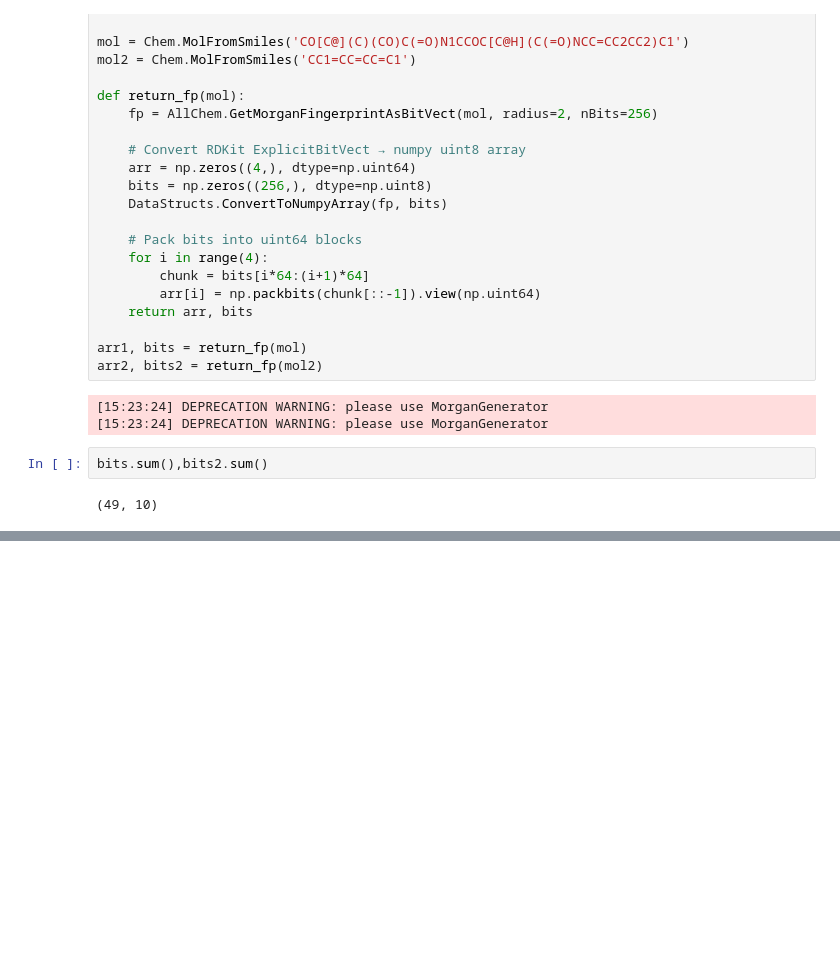
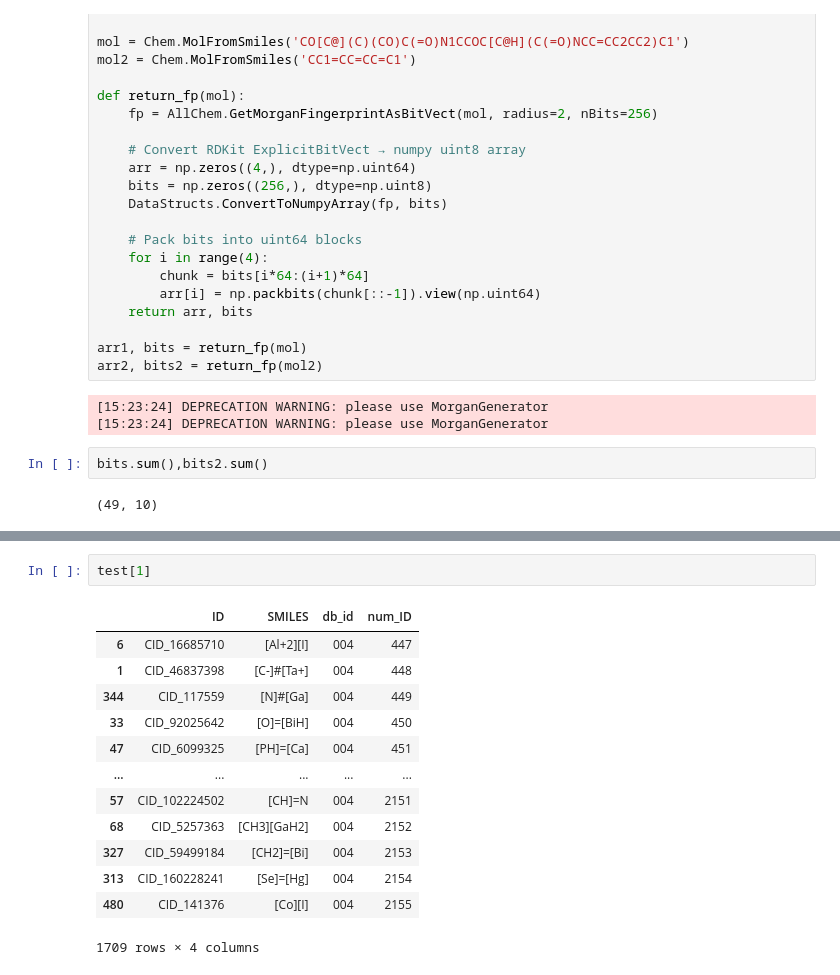
Before and after one commit to zaky02/LibMiner, a Jupyter notebook: clean/cluster_search.ipynb, the cells around one changed output, grey strips where cells are left out. Cells and saved outputs as stored; diff of their text form; blank space fills up the shorter version.

```diff
--- a/clean/cluster_search.ipynb
+++ b/clean/cluster_search.ipynb
@@ -1589,0 +1822,16 @@ bits.sum(),bits2.sum()
+# %%
+test[1]
+# %% [output]
+|  | ID | SMILES | db_id | num_ID |
+| 6 | CID_16685710 | [Al+2][I] | 004 | 447 |
+| 1 | CID_46837398 | [C-]#[Ta+] | 004 | 448 |
+| 344 | CID_117559 | [N]#[Ga] | 004 | 449 |
+| 33 | CID_92025642 | [O]=[BiH] | 004 | 450 |
+| 47 | CID_6099325 | [PH]=[Ca] | 004 | 451 |
+| ... | ... | ... | ... | ... |
+| 57 | CID_102224502 | [CH]=N | 004 | 2151 |
+| 68 | CID_5257363 | [CH3][GaH2] | 004 | 2152 |
+| 327 | CID_59499184 | [CH2]=[Bi] | 004 | 2153 |
+| 313 | CID_160228241 | [Se]=[Hg] | 004 | 2154 |
+| 480 | CID_141376 | [Co][I] | 004 | 2155 |
+1709 rows × 4 columns
```
Also changed, not shown: parts of 31 cells of this notebook, 2 other files.
